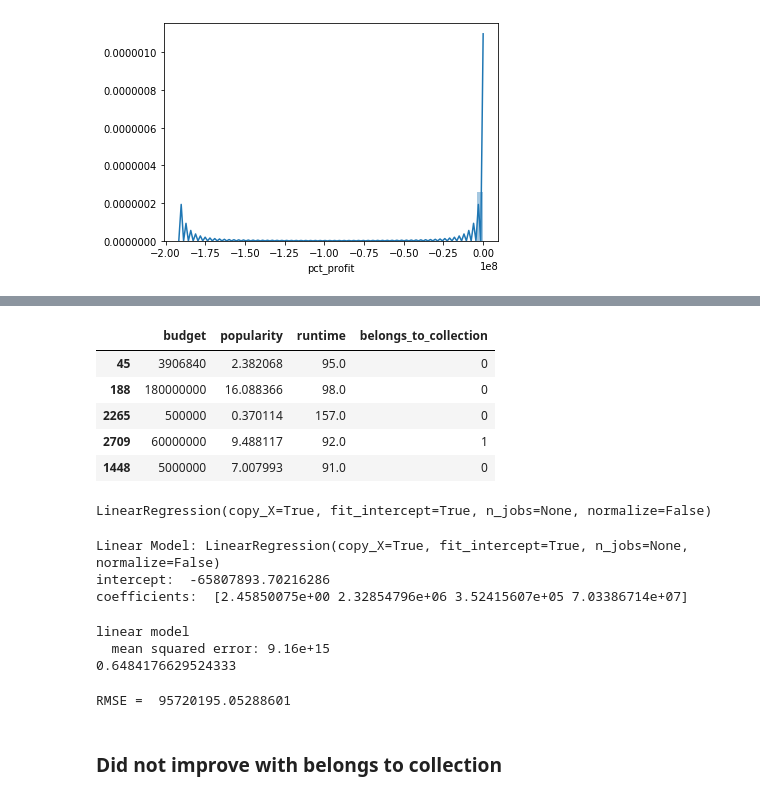
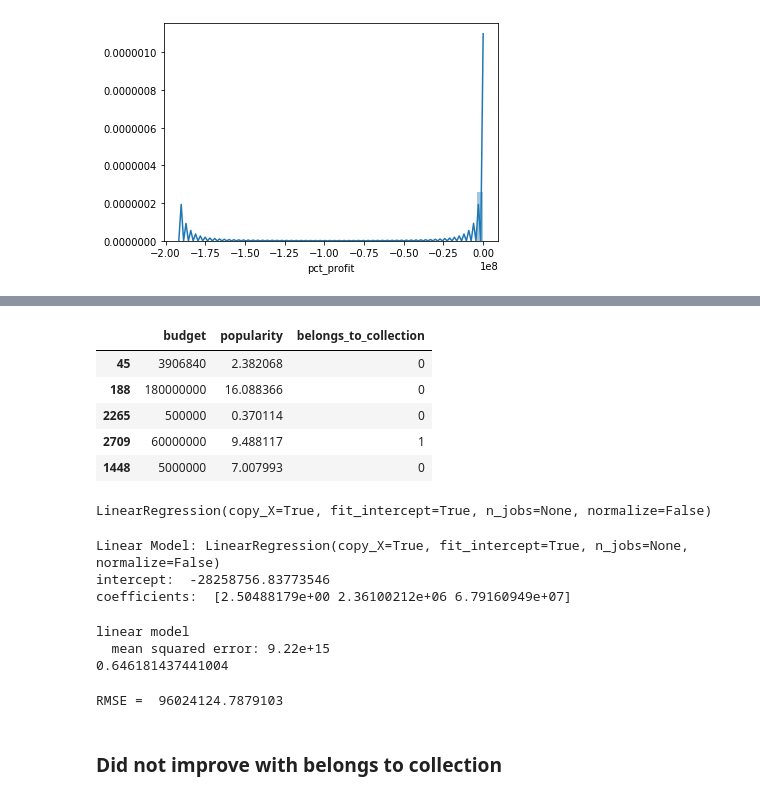
Before and after one commit to Mattsantos541/TMDB-Box-Office-Prediction, a Jupyter notebook: regression model with new features.ipynb, the cells around one changed output, grey strips where cells are left out. Drawn from its saved outputs; the diff is of its cells as text; code cells hidden in the pictures.

```diff
--- a/regression model with new features.ipynb
+++ b/regression model with new features.ipynb
@@ -326,22 +322,22 @@ df.head()
 # %%
 #Beloings to collection new feature
 #training / test split
-X= df[['budget', 'popularity', 'runtime', 'belongs_to_collection' ]]
+X= df[['budget', 'popularity','belongs_to_collection' ]]
 y= df['revenue']
 
 X_train, X_test, y_train, y_test = train_test_split(X, y, test_size = .20, random_state = 123)
 
 #X_train = X_train.reshape(-1, 1)
 #X_test = X_test.reshape(-1, 1)
 
 X_train.head()
 # %% [output]
-|  | budget | popularity | runtime | belongs_to_collection |
-| 45 | 3906840 | 2.382068 | 95.0 | 0 |
-| 188 | 180000000 | 16.088366 | 98.0 | 0 |
-| 2265 | 500000 | 0.370114 | 157.0 | 0 |
-| 2709 | 60000000 | 9.488117 | 92.0 | 1 |
-| 1448 | 5000000 | 7.007993 | 91.0 | 0 |
+|  | budget | popularity | belongs_to_collection |
+| 45 | 3906840 | 2.382068 | 0 |
+| 188 | 180000000 | 16.088366 | 0 |
+| 2265 | 500000 | 0.370114 | 0 |
+| 2709 | 60000000 | 9.488117 | 1 |
+| 1448 | 5000000 | 7.007993 | 0 |
 # %%
 #model will be with linear regression target= revenue, input= budget, popularity, belongs_to Collection
 lm1 = LinearRegression()
@@ -360,8 +356,8 @@ lm1_coefficients = lm1.coef_
 print("coefficients: ", lm1_coefficients)
 # %% [output]
 Linear Model: LinearRegression(copy_X=True, fit_intercept=True, n_jobs=None, normalize=False)
-intercept:  -65807893.70216286
-coefficients:  [2.45850075e+00 2.32854796e+06 3.52415607e+05 7.03386714e+07]
+intercept:  -28258756.83773546
+coefficients:  [2.50488179e+00 2.36100212e+06 6.79160949e+07]
 # %%
 #Insample predictions
 y_pred_lm1 = lm1.predict(X_train)
@@ -373,14 +369,14 @@ r2_lm1 = r2_score(y_train, y_pred_lm1)
 print((r2_lm1))
 # %% [output]
 linear model
-  mean squared error: 9.16e+15
-0.6484176629524333
+  mean squared error: 9.22e+15
+0.646181437441004
 # %%
 from math import sqrt
 RMSE = sqrt(mse_lm1)
 
 print("RMSE = ", RMSE)
 # %% [output]
-RMSE =  95720195.05288601
+RMSE =  96024124.7879103
 # %% [markdown]
 ### Did not improve with belongs to collection
```
Also changed, not shown: parts of 3 cells of this notebook, 1 other file.
